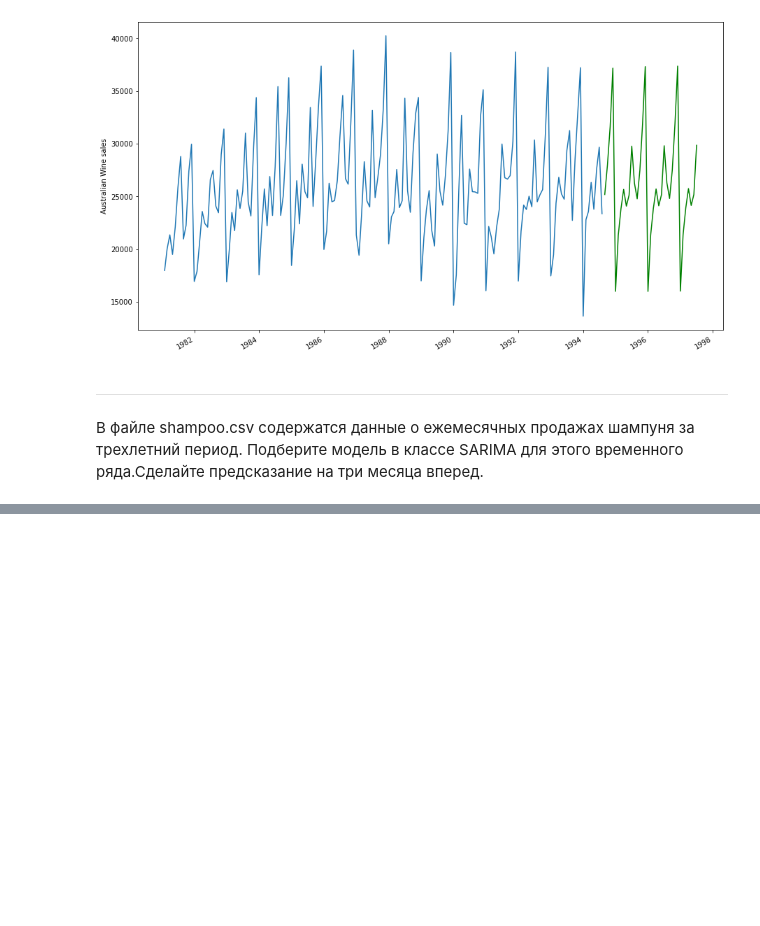
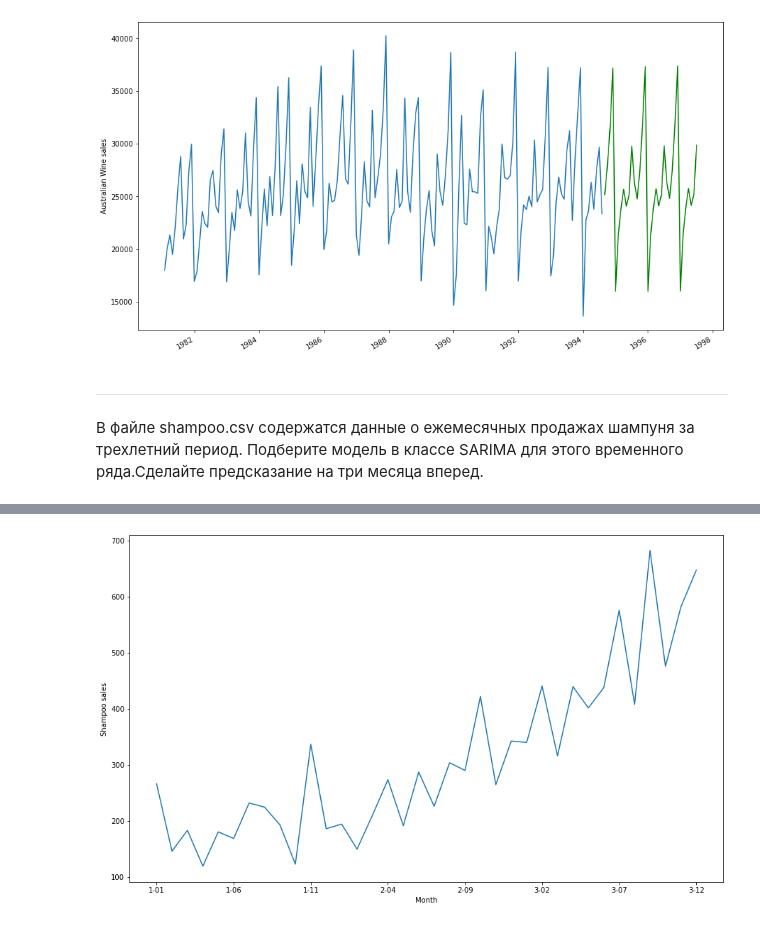
Before and after one commit to novayazarya/statistics, a Jupyter notebook: timeseries-sarima.ipynb, the cells around one changed output, grey strips where cells are left out. Drawn from its saved outputs; the diff is of its cells as text; code cells hidden in the pictures; blank space fills up the shorter version.

```diff
--- a/timeseries-sarima.ipynb
+++ b/timeseries-sarima.ipynb
@@ -298,3 +299,6 @@ plt.ylabel('Australian Wine sales');
 # %% [markdown]
 ***
 В файле shampoo.csv содержатся данные о ежемесячных продажах шампуня за трехлетний период. Подберите модель в классе SARIMA для этого временного ряда.Сделайте предсказание на три месяца вперед.
+# %%
+shampoo = pd.read_csv('shampoo.csv', index_col=['Month'])
+shampoo.head()
@@ -300,0 +313,7 @@ plt.ylabel('Australian Wine sales');
+# %%
+# посмотрим на наш временной ряд
+plt.figure(figsize=(15,9))
+shampoo['Sales'].plot()
+plt.ylabel('Shampoo sales');
+# %% [output]
+[figure, added]
```
Also changed, not shown: parts of 41 cells of this notebook.
